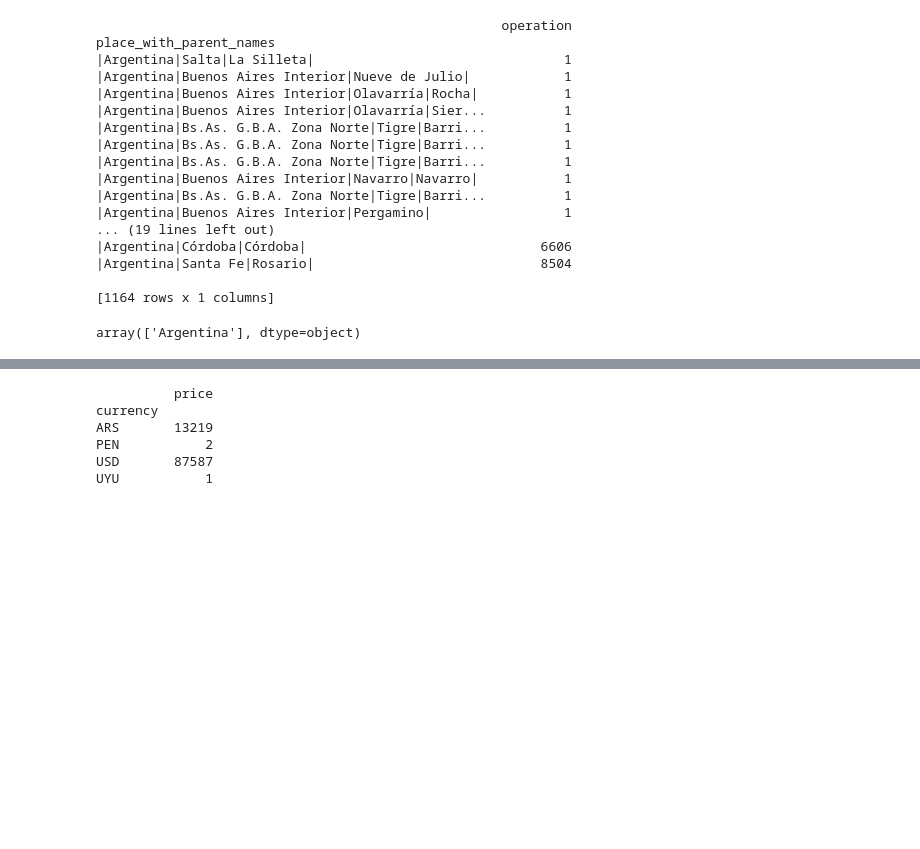
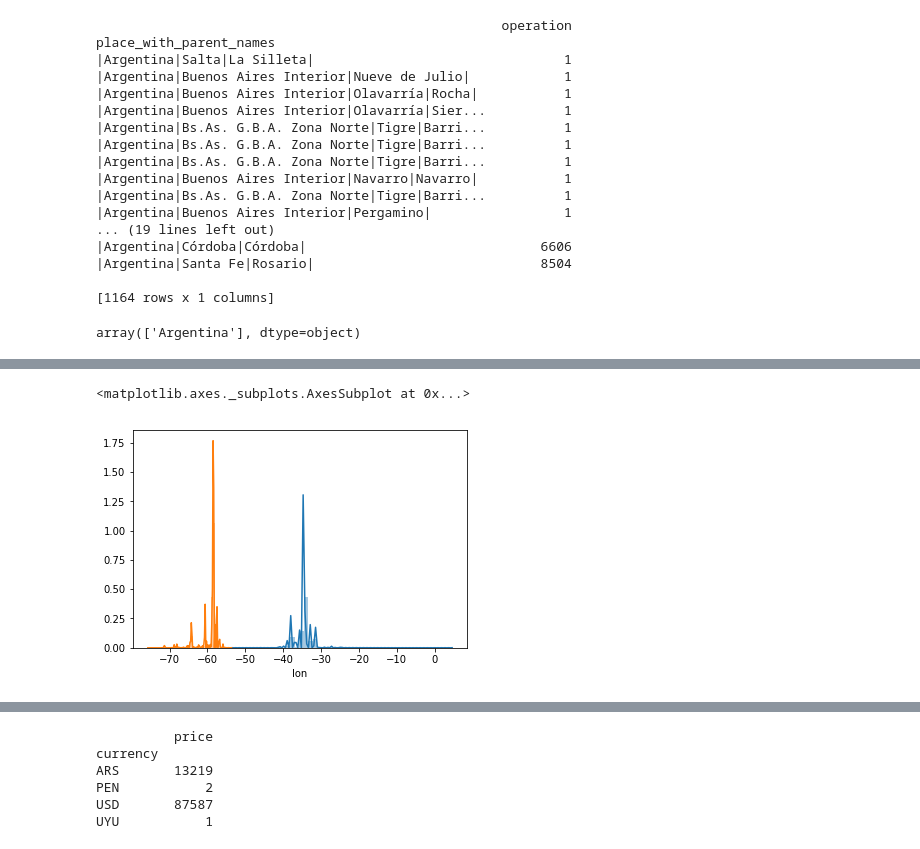
Before and after one commit to Villamaru/stunning-octo-waffle, a Jupyter notebook: 1-Pre_Analisis.ipynb, the cells around one changed output, grey strips where cells are left out. Cells and saved outputs as stored; diff of their text form; code cells hidden in the pictures; blank space fills up the shorter version.

```diff
--- a/1-Pre_Analisis.ipynb
+++ b/1-Pre_Analisis.ipynb
@@ -136,0 +150,7 @@ array(['Argentina'], dtype=object)
+# %%
+#'lat-lon'
+sns.distplot(properati.lat.dropna())
+sns.distplot(properati.lon.dropna())
+# %% [output]
+<matplotlib.axes._subplots.AxesSubplot at 0x...>
+[figure, added]
```
Also changed, not shown: parts of 16 cells of this notebook, 2 other files.
